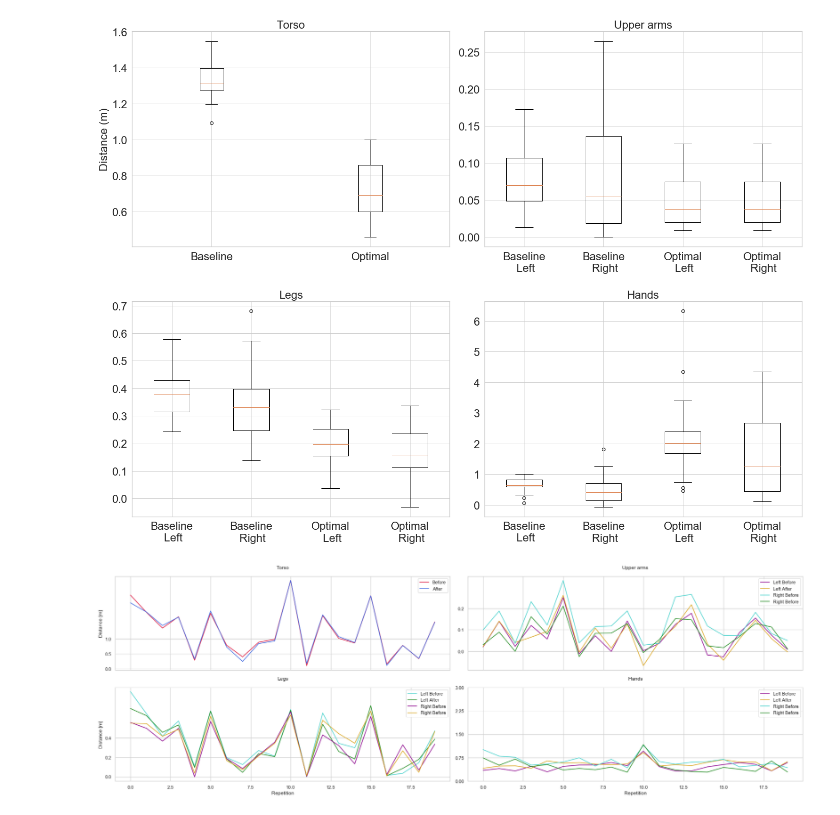
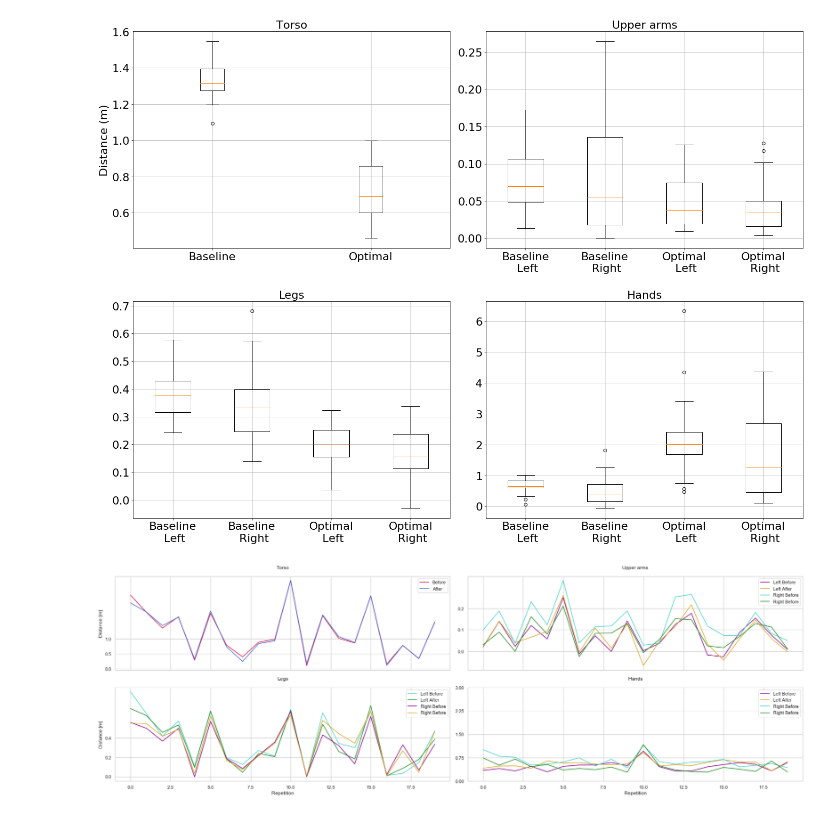
Before and after one commit to AndreeaStefan/SmartuistWrapper, a Jupyter notebook: evaluation/ResultsParticipants.ipynb, the cells around one changed output. Drawn from its saved outputs; the diff is of its cells as text; code cells hidden in the pictures.

```diff
--- a/evaluation/ResultsParticipants.ipynb
+++ b/evaluation/ResultsParticipants.ipynb
@@ -236,7 +236,7 @@ def plotResultsPerBodyPart(baseline, optimal, title, yLabel, filename, legends):
     base1 = [np.abs(baseline[k][1] - baseline[k][0]) for k in range(len(baseline))]
     base2 = [np.abs(baseline[k][2] - baseline[k][0]) for k in range(len(baseline))]
     optimal1 = [np.abs(optimal[k][1] - optimal[k][0]) for k in range(len(optimal))]
-    optimal2 = [np.abs(optimal[k][1] - optimal[k][0]) for k in range(len(optimal))]
+    optimal2 = [np.abs(optimal[k][2] - optimal[k][0]) for k in range(len(optimal))]
 
     axs[0][1].boxplot([ base1, base2, optimal1, optimal2],
                    labels= [l_legend + "\n Left", l_legend + "\n Right", r_legend +  "\n Left", r_legend + "\n Right"])
@@ -252,34 +252,34 @@ def plotResultsPerBodyPart(baseline, optimal, title, yLabel, filename, legends):
     base1 = [baseline[k][5] - baseline[k][0] for k in range(len(baseline))]
     base2 = [baseline[k][6] - baseline[k][0] for k in range(len(baseline))]
     optimal1 = [optimal[k][5] - optimal[k][0] for k in range(len(optimal))]
     optimal2 = [optimal[k][6] - optimal[k][0] for k in range(len(optimal))]
 
     axs[1][1].boxplot([ base1, base2, optimal1, optimal2],
                    labels= [l_legend +  "\n Left", l_legend + "\n Right", r_legend +  "\n Left", r_legend + "\n Right" ])
 
 
     axs[0][0].grid(True)
     axs[0][1].grid(True)
     axs[1][0].grid(True)
     axs[1][1].grid(True)
     axs[0][0].set_ylabel(yLabel)
     axs[0][0].set_title('Torso')
     axs[0][1].set_title('Upper arms')
     axs[1][0].set_title('Legs')
     axs[1][1].set_title('Hands')
     plt.tight_layout(w_pad=0.5, h_pad=1.5)
     plt.savefig(filename,bbox_inches='tight', dpi=150)
     plt.show()
 
 
 
 
 
 #plotResultsPerBodyPart(effortBaseline, effortOptimal, "Effort per body part", "Effort", "EffortPerBodyPart", ("Baseline", "Optimal"))
 plotResultsPerBodyPart(distBaseline, distOptimal, "Distance per body part", "Distance (m)", "DistancePerBodyPartNew", ("Baseline", "Optimal"))
 #plotResultsPerBodyPart(distBaseline, distFirst2, "Distance per body part", "Distance (m)", "DistancePerBodyPart", ("Phase2", "Phase1"))
 # %% [output]
-[figure, old version]
+[figure, new version]
 # %%
 
 def getAvgPerRepetitionPerBodyPart(players, results):
```
Also changed, not shown: 13 other files.
